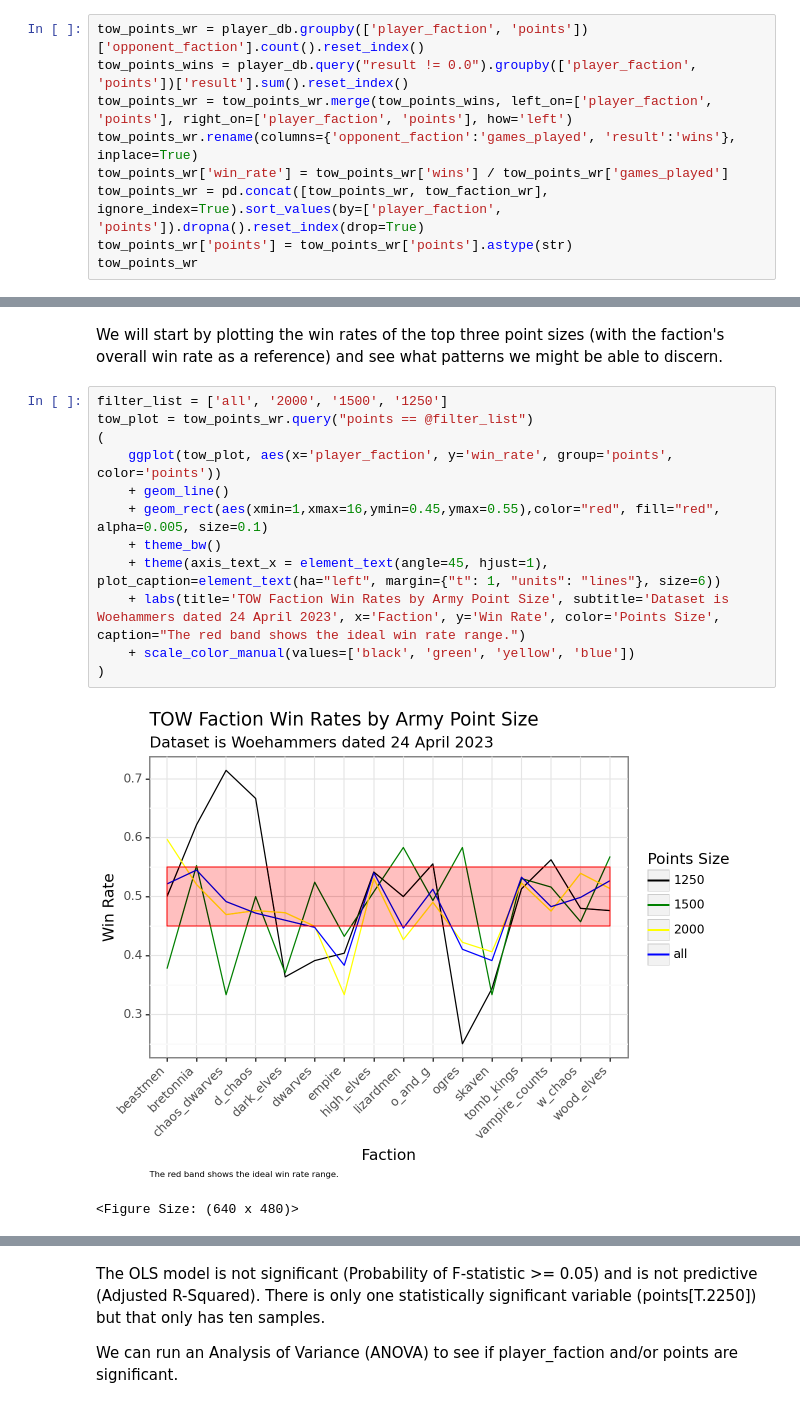
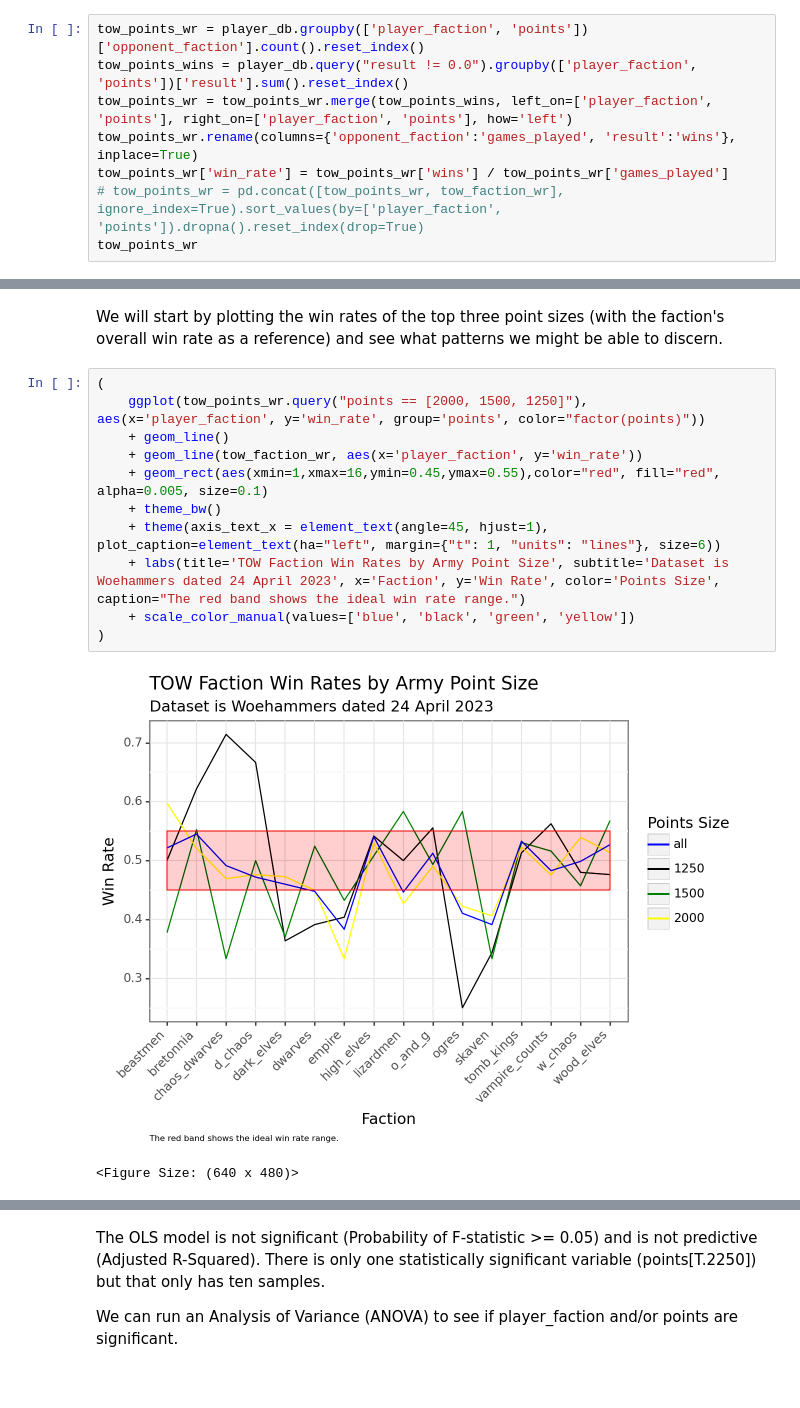
Before and after one commit to jacoblundeen/tow_analysis, a Jupyter notebook: tow_analysis.ipynb, the cells around one changed output, grey strips where cells are left out. Drawn from its saved outputs; the diff is of its cells as text.

```diff
--- a/tow_analysis.ipynb
+++ b/tow_analysis.ipynb
@@ -161,8 +161,7 @@ tow_points_wins = player_db.query("result != 0.0").groupby(['player_faction', 'p
 tow_points_wr = tow_points_wr.merge(tow_points_wins, left_on=['player_faction', 'points'], right_on=['player_faction', 'points'], how='left')
 tow_points_wr.rename(columns={'opponent_faction':'games_played', 'result':'wins'}, inplace=True)
 tow_points_wr['win_rate'] = tow_points_wr['wins'] / tow_points_wr['games_played']
-tow_points_wr = pd.concat([tow_points_wr, tow_faction_wr], ignore_index=True).sort_values(by=['player_faction', 'points']).dropna().reset_index(drop=True)
-tow_points_wr['points'] = tow_points_wr['points'].astype(str)
+# tow_points_wr = pd.concat([tow_points_wr, tow_faction_wr], ignore_index=True).sort_values(by=['player_faction', 'points']).dropna().reset_index(drop=True)
 tow_points_wr
 # %% [output]
 |  | player_faction | points | games_played | wins | win_rate |
@@ -181,18 +180,17 @@ tow_points_wr
 # %% [markdown]
 We will start by plotting the win rates of the top three point sizes (with the faction's overall win rate as a reference) and see what patterns we might be able to discern.
 # %%
-filter_list = ['all', '2000', '1500', '1250']
-tow_plot = tow_points_wr.query("points == @filter_list")
 (
-    ggplot(tow_plot, aes(x='player_faction', y='win_rate', group='points', color='points'))
+    ggplot(tow_points_wr.query("points == [2000, 1500, 1250]"), aes(x='player_faction', y='win_rate', group='points', color="factor(points)"))
     + geom_line()
+    + geom_line(tow_faction_wr, aes(x='player_faction', y='win_rate'))
     + geom_rect(aes(xmin=1,xmax=16,ymin=0.45,ymax=0.55),color="red", fill="red", alpha=0.005, size=0.1)
     + theme_bw()
     + theme(axis_text_x = element_text(angle=45, hjust=1), plot_caption=element_text(ha="left", margin={"t": 1, "units": "lines"}, size=6))
     + labs(title='TOW Faction Win Rates by Army Point Size', subtitle='Dataset is Woehammers dated 24 April 2023', x='Faction', y='Win Rate', color='Points Size', caption="The red band shows the ideal win rate range.")
-    + scale_color_manual(values=['black', 'green', 'yellow', 'blue'])
+    + scale_color_manual(values=['blue', 'black', 'green', 'yellow'])
 )
 # %% [output]
-[figure, old version]
+[figure, new version]
 <Figure Size: (640 x 480)>
 # %% [markdown]
```
Also changed, not shown: parts of 15 cells of this notebook.
